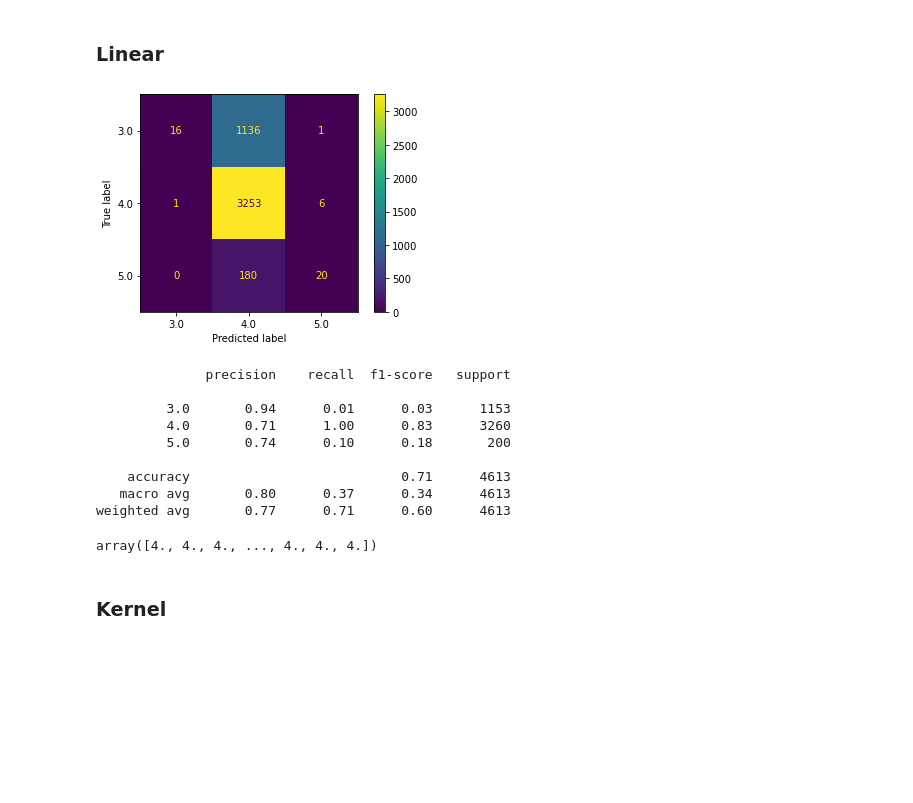
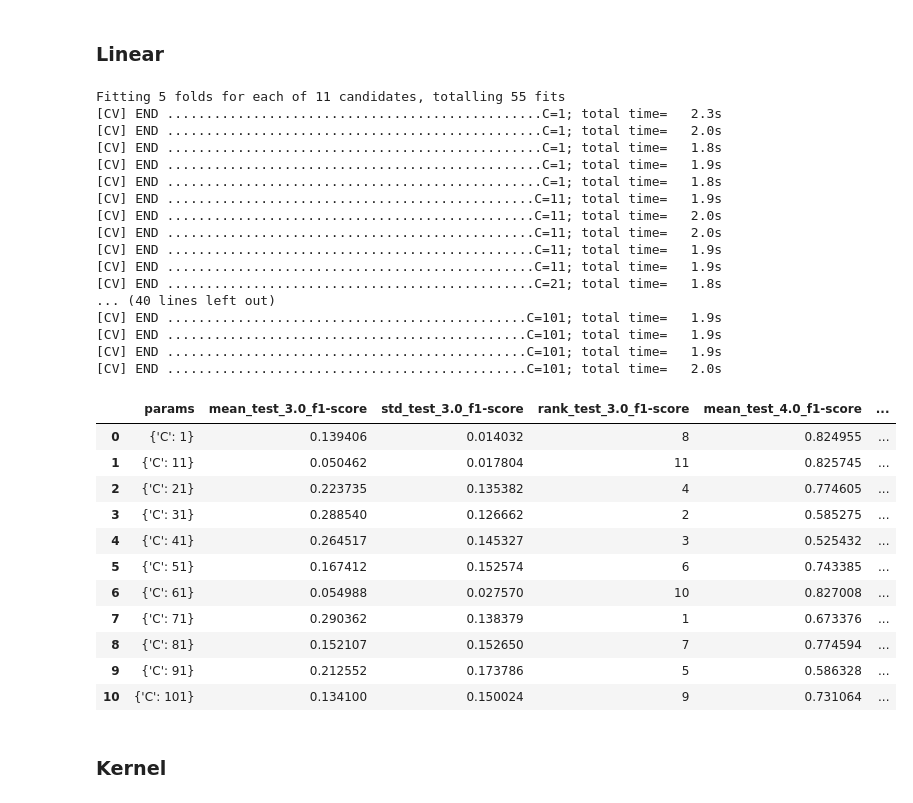
Before and after one commit to 7angel4/Goodreads-rating-classification, a Jupyter notebook: comp30027-a2.ipynb, the cells around one changed output. Cells and saved outputs as stored; diff of their text form; code cells hidden in the pictures; blank space fills up the shorter version.

```diff
--- a/comp30027-a2.ipynb
+++ b/comp30027-a2.ipynb
@@ -655,9 +643,9 @@ STRING_FEATURES = ['Authors', 'Publisher']
 
 class SVM(ClassifierMixin, BaseEstimator):
 
-    def __init__(self, classifier, C = -1, gamma = -1):
+    def __init__(self, classifier, C=-1, gamma=-1):
         self.classifier = classifier
-        self.ohes = {feature:None for feature in STRING_FEATURES}
+        self.encoders = {'Authors': OHE_AUTHOR, 'Publisher': OHE_PUBLISHER}
         self.selector = SelectKBest(k=100)
         self.C = C
         self.gamma = gamma
@@ -668,18 +656,17 @@ class SVM(ClassifierMixin, BaseEstimator):
         self.classes_ = []
 
     def fit(self, X, y):
-        X_transformed = self._transform_string(X)
-        #print(X_transformed)
+        X_transformed = self._transform_categorical(X)
         self.classifier.fit(self.selector.fit_transform(X_transformed, y), y)
         self.classes_ = self.classifier.classes_
         return self
 
     def predict(self, X):
-        X_transformed = self._transform_string(X)
+        X_transformed = self._transform_categorical(X)
         return self.classifier.predict(self.selector.transform(X_transformed))
 
     def predict_proba(self, X):
-        X_transformed = self._transform_string(X)
+        X_transformed = self._transform_categorical(X)
         return self.classifier.predict_proba(self.selector.transform(X_transformed))
 
     def score(self, X, y):
@@ -692,36 +679,58 @@ class SVM(ClassifierMixin, BaseEstimator):
         self.classifier.set_params(**parameters)
         return self
 
-    def _transform_string(self, X):
+    def _transform_categorical(self, X):
         X = X.copy().reset_index(drop=True)
         transformed = [X]
-        for feature in STRING_FEATURES:
-            ohe_df, self.ohes[feature] = preprocess_string_feature(X, feature, self.ohes[feature])
-            transformed.append(ohe_df)
-        X = pd.concat(transformed, axis = 1)
-        X = X.drop(STRING_FEATURES, axis = 1)
+        for feature in CATEGORICAL_FEATURES:
+            transformed_feature_df = self._transform_categorical_feature(X, feature, self.encoders[feature])
+            transformed.append(transformed_feature_df)
+        X = pd.concat(transformed, axis=1)
+        X = X.drop(CATEGORICAL_FEATURES, axis=1)  # remove the original features
         return X
+
+    def _transform_categorical_feature(self, X, feature, ohe):
+        transformed_mat = ohe.transform(X[[feature]])  # a sparse matrix
+        transformed_df = pd.DataFrame(transformed_mat).set_axis(ohe.get_feature_names_out(), axis=1, inplace=False)
+        return transformed_df
 # %% [markdown]
 ### Linear
 # %%
-linearSVM = svm.LinearSVC(random_state=30027)
-linearSVM = SVM(linearSVM)
+# First try with Linear SVM
+linearSVM = SVM( svm.LinearSVC(random_state=30027) )
 param_grid = {'C': range(1,102,10)}
-tune_hyperparameter(linearSVM, param_grid, X_train, y_train, cv = 5)
+tune_hyperparameter(linearSVM, param_grid, X_train, y_train, cv=5)
+# %% [output]
+Fitting 5 folds for each of 11 candidates, totalling 55 fits
+[CV] END ................................................C=1; total time=   2.3s
+[CV] END ................................................C=1; total time=   2.0s
+[CV] END ................................................C=1; total time=   1.8s
+[CV] END ................................................C=1; total time=   1.9s
+[CV] END ................................................C=1; total time=   1.8s
+[CV] END ...............................................C=11; total time=   1.9s
+[CV] END ...............................................C=11; total time=   2.0s
+[CV] END ...............................................C=11; total time=   2.0s
+[CV] END ...............................................C=11; total time=   1.9s
+[CV] END ...............................................C=11; total time=   1.9s
+[CV] END ...............................................C=21; total time=   1.8s
+... (40 lines left out)
+[CV] END ..............................................C=101; total time=   1.9s
+[CV] END ..............................................C=101; total time=   1.9s
+[CV] END ..............................................C=101; total time=   1.9s
+[CV] END ..............................................C=101; total time=   2.0s
+|  | params | mean_test_3.0_f1-score | std_test_3.0_f1-score | rank_test_3.0_f1-score | mean_test_4.0_f1-score | ... |
+| 0 | {'C': 1} | 0.139406 | 0.014032 | 8 | 0.824955 | ... |
+| 1 | {'C': 11} | 0.050462 | 0.017804 | 11 | 0.825745 | ... |
+| 2 | {'C': 21} | 0.223735 | 0.135382 | 4 | 0.774605 | ... |
+| 3 | {'C': 31} | 0.288540 | 0.126662 | 2 | 0.585275 | ... |
+| 4 | {'C': 41} | 0.264517 | 0.145327 | 3 | 0.525432 | ... |
+| 5 | {'C': 51} | 0.167412 | 0.152574 | 6 | 0.743385 | ... |
+| 6 | {'C': 61} | 0.054988 | 0.027570 | 10 | 0.827008 | ... |
+| 7 | {'C': 71} | 0.290362 | 0.138379 | 1 | 0.673376 | ... |
+| 8 | {'C': 81} | 0.152107 | 0.152650 | 7 | 0.774594 | ... |
+| 9 | {'C': 91} | 0.212552 | 0.173786 | 5 | 0.586328 | ... |
+| 10 | {'C': 101} | 0.134100 | 0.150024 | 9 | 0.731064 | ... |
 # %%
-linearSVM = svm.LinearSVC(random_state=30027, C=100)
-linearSVM = SVM(linearSVM)
+linearSVM = SVM( svm.LinearSVC(random_state=30027, C=1) )
 linearSVM.fit(X_train, y_train)
 evaluate(linearSVM, X_val, y_val)
-# %% [output]
-[figure, removed]
-              precision    recall  f1-score   support
-
-         3.0       0.94      0.01      0.03      1153
-         4.0       0.71      1.00      0.83      3260
-         5.0       0.74      0.10      0.18       200
-
-    accuracy                           0.71      4613
-   macro avg       0.80      0.37      0.34      4613
-weighted avg       0.77      0.71      0.60      4613
-array([4., 4., 4., ..., 4., 4., 4.])
```
Also changed, not shown: parts of 29 cells of this notebook.
